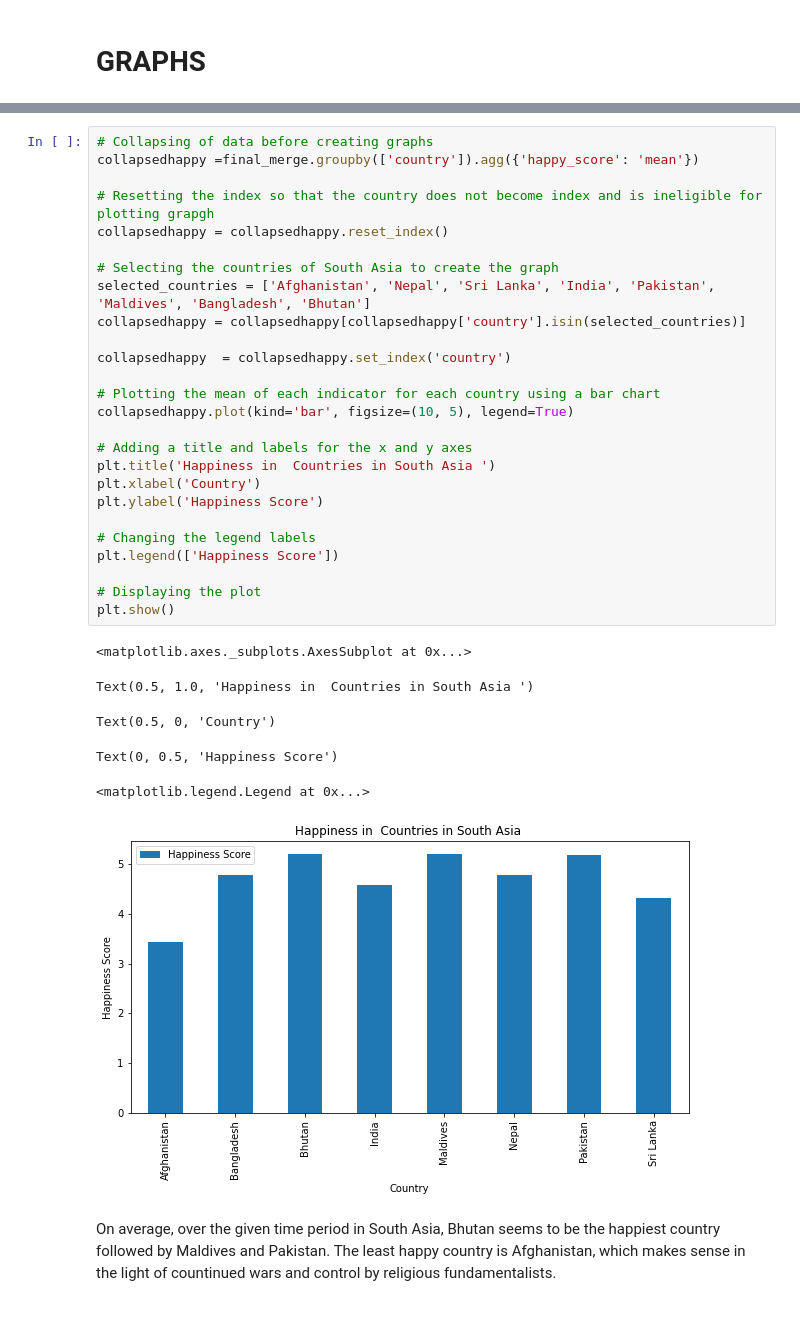
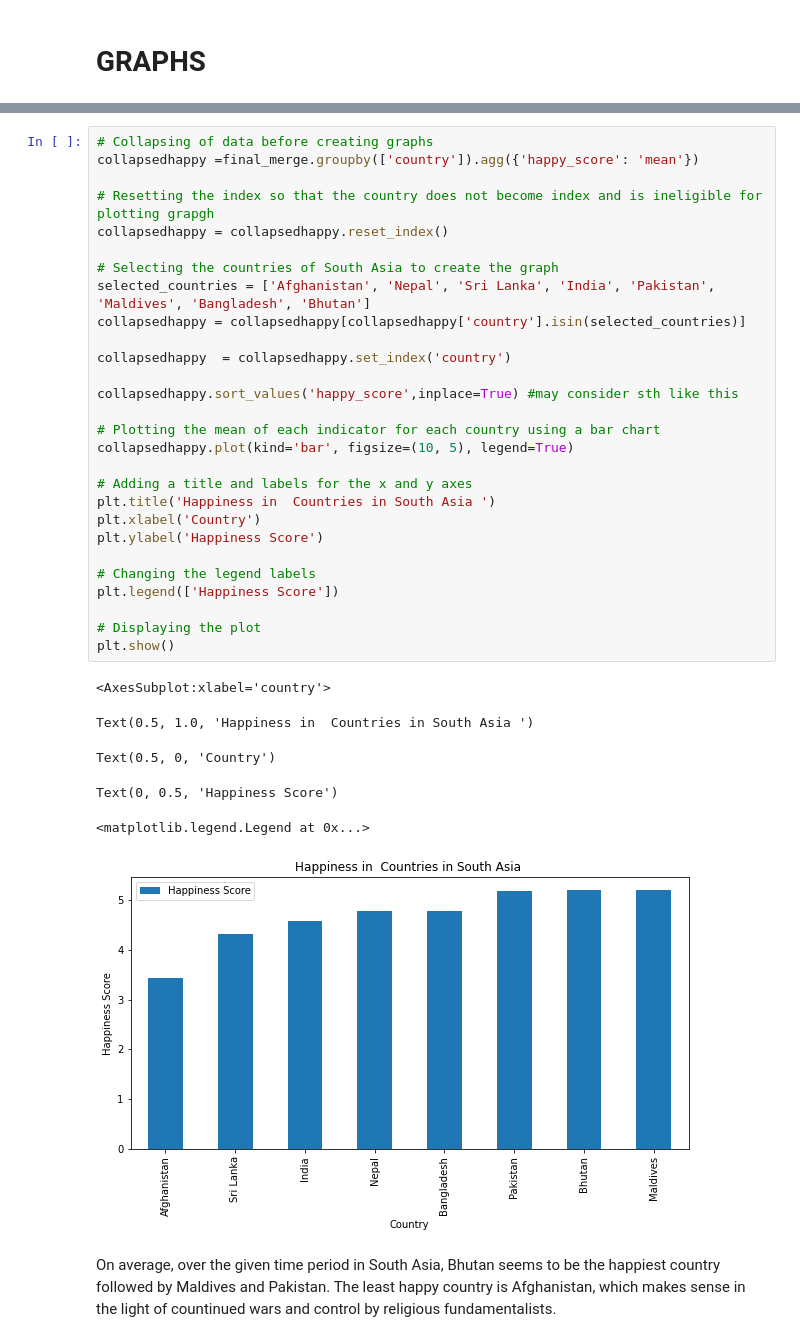
Before and after one commit to kandelprakashchandra/vis, a Jupyter notebook: PS3_Assignment.ipynb, the cells around one changed output, grey strips where cells are left out. Cells and saved outputs as stored; diff of their text form.

```diff
--- a/PS3_Assignment.ipynb
+++ b/PS3_Assignment.ipynb
@@ -1838,35 +1863,37 @@ final_merge. head()
 # Collapsing of data before creating graphs
 collapsedhappy =final_merge.groupby(['country']).agg({'happy_score': 'mean'})
 
 # Resetting the index so that the country does not become index and is ineligible for plotting grapgh
 collapsedhappy = collapsedhappy.reset_index()
 
 # Selecting the countries of South Asia to create the graph
 selected_countries = ['Afghanistan', 'Nepal', 'Sri Lanka', 'India', 'Pakistan', 'Maldives', 'Bangladesh', 'Bhutan']
 collapsedhappy = collapsedhappy[collapsedhappy['country'].isin(selected_countries)]
 
 collapsedhappy  = collapsedhappy.set_index('country')
+
+collapsedhappy.sort_values('happy_score',inplace=True) #may consider sth like this
 
 # Plotting the mean of each indicator for each country using a bar chart
 collapsedhappy.plot(kind='bar', figsize=(10, 5), legend=True)
 
 # Adding a title and labels for the x and y axes
 plt.title('Happiness in  Countries in South Asia ')
 plt.xlabel('Country')
 plt.ylabel('Happiness Score')
 
 # Changing the legend labels
 plt.legend(['Happiness Score'])
 
 # Displaying the plot
 plt.show()
 # %% [output]
-<matplotlib.axes._subplots.AxesSubplot at 0x...>
+<AxesSubplot:xlabel='country'>
 Text(0.5, 1.0, 'Happiness in  Countries in South Asia ')
 Text(0.5, 0, 'Country')
 Text(0, 0.5, 'Happiness Score')
 <matplotlib.legend.Legend at 0x...>
-[figure, old version]
+[figure, new version]
 # %% [markdown]
 On average, over the given time period in South Asia, Bhutan seems to be the happiest country followed by Maldives and Pakistan. The least happy country is Afghanistan, which makes sense in the light of countinued wars and control by religious fundamentalists.
 # %%
```
Also changed, not shown: parts of 5 cells of this notebook.
